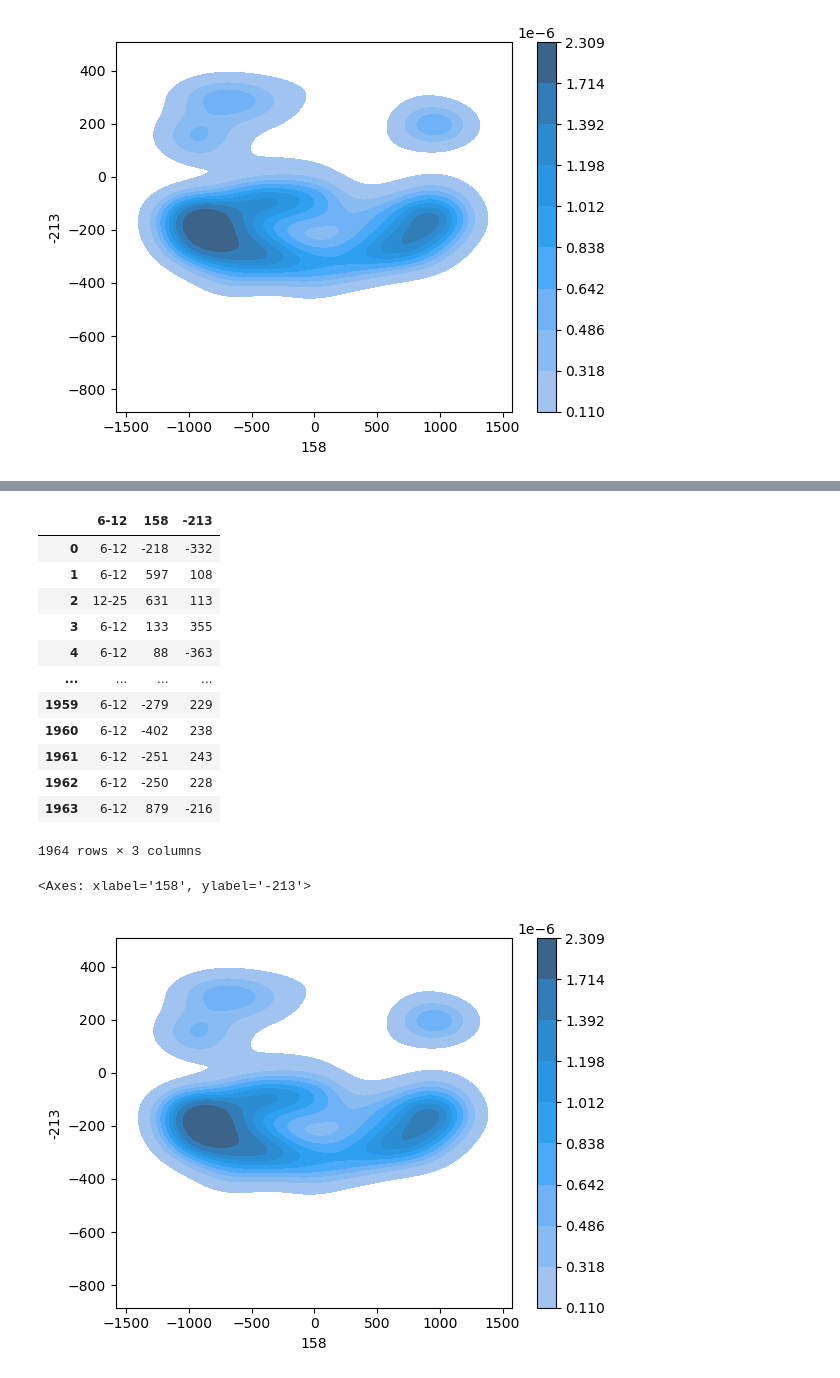
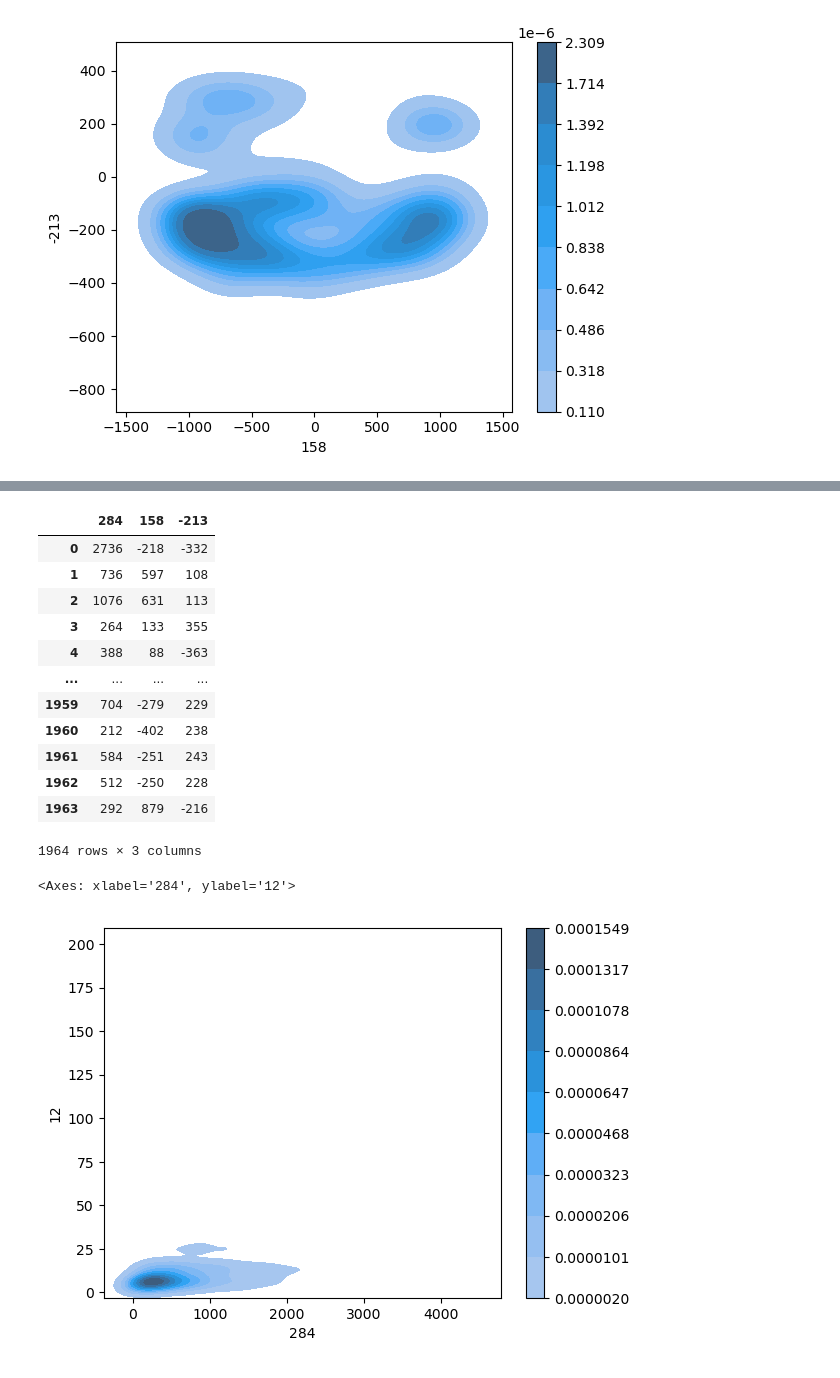
Before and after one commit to TR33-H/Data-Science-Project-1, a Jupyter notebook: NewAttempt.ipynb, the cells around one changed output, grey strips where cells are left out. Saved outputs shown, nothing was run; the diff lists cells and outputs as text; code cells hidden in the pictures.

```diff
--- a/NewAttempt.ipynb
+++ b/NewAttempt.ipynb
@@ -94,3 +118,11 @@ sns.kdeplot(data = Set1_Method1_21_22_23_24, x = Set1_Method1_21_22_23_24["158"]
 # %% [output]
 <Axes: xlabel='158', ylabel='-213'>
 [figure]
+# %%
+i = pd.read_csv('C:/Users/demet/Downloads/OneDrive_1_10-23-2023/Solar_flare_RHESSI_2004_05.csv', skiprows = 15542, nrows = 1964, usecols = [19])
+f = pd.read_csv('C:/Users/demet/Downloads/OneDrive_1_10-23-2023/Solar_flare_RHESSI_2004_05.csv', skiprows = 15542, nrows = 1964, usecols = [20])
+i
+#Subtracting
+iT = f.copy()
+iT["12"] = f["12"] - i["6"]
+iT
@@ -97,23 +143,23 @@ sns.kdeplot(data = Set1_Method1_21_22_23_24, x = Set1_Method1_21_22_23_24["158"]
 # %%
 #Method 2 21 + 22 + 23 + 24
-Set1_Method2_21_22_23_24 = pd.read_csv('C:/Users/demet/Downloads/OneDrive_1_10-23-2023/Solar_flare_RHESSI_2004_05.csv', skiprows = 15542, nrows = 1964, usecols = [3,4,5])
+Set1_Method2_21_22_23_24 = pd.read_csv('C:/Users/demet/Downloads/OneDrive_1_10-23-2023/Solar_flare_RHESSI_2004_05.csv', skiprows = 15542, nrows = 1964, usecols = [0,4,5])
 Set1_Method2_21_22_23_24
 # %% [output]
-|  | 6-12 | 158 | -213 |
-| 0 | 6-12 | -218 | -332 |
-| 1 | 6-12 | 597 | 108 |
-| 2 | 12-25 | 631 | 113 |
-| 3 | 6-12 | 133 | 355 |
-| 4 | 6-12 | 88 | -363 |
+|  | 284 | 158 | -213 |
+| 0 | 2736 | -218 | -332 |
+| 1 | 736 | 597 | 108 |
+| 2 | 1076 | 631 | 113 |
+| 3 | 264 | 133 | 355 |
+| 4 | 388 | 88 | -363 |
 | ... | ... | ... | ... |
-| 1959 | 6-12 | -279 | 229 |
-| 1960 | 6-12 | -402 | 238 |
-| 1961 | 6-12 | -251 | 243 |
-| 1962 | 6-12 | -250 | 228 |
-| 1963 | 6-12 | 879 | -216 |
+| 1959 | 704 | -279 | 229 |
+| 1960 | 212 | -402 | 238 |
+| 1961 | 584 | -251 | 243 |
+| 1962 | 512 | -250 | 228 |
+| 1963 | 292 | 879 | -216 |
 1964 rows × 3 columns
 # %%
-sns.kdeplot(data = Set1_Method2_21_22_23_24, x = Set1_Method2_21_22_23_24["158"], y = Set1_Method2_21_22_23_24["-213"], fill = True, thresh = 0.05, cbar = True)
+sns.kdeplot(data = Set1_Method2_21_22_23_24, x = Set1_Method2_21_22_23_24["284"], y = iT["12"], fill = True, thresh = 0.05, cbar = True)
 # %% [output]
-<Axes: xlabel='158', ylabel='-213'>
+<Axes: xlabel='284', ylabel='12'>
-[figure, old version]
+[figure, new version]
```
Also changed, not shown: parts of 6 cells of this notebook.
